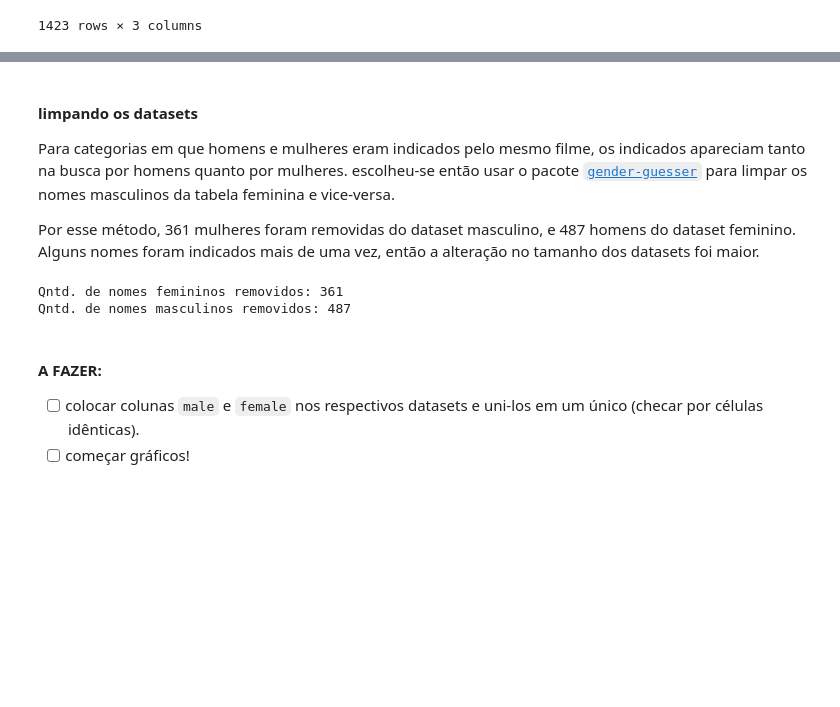
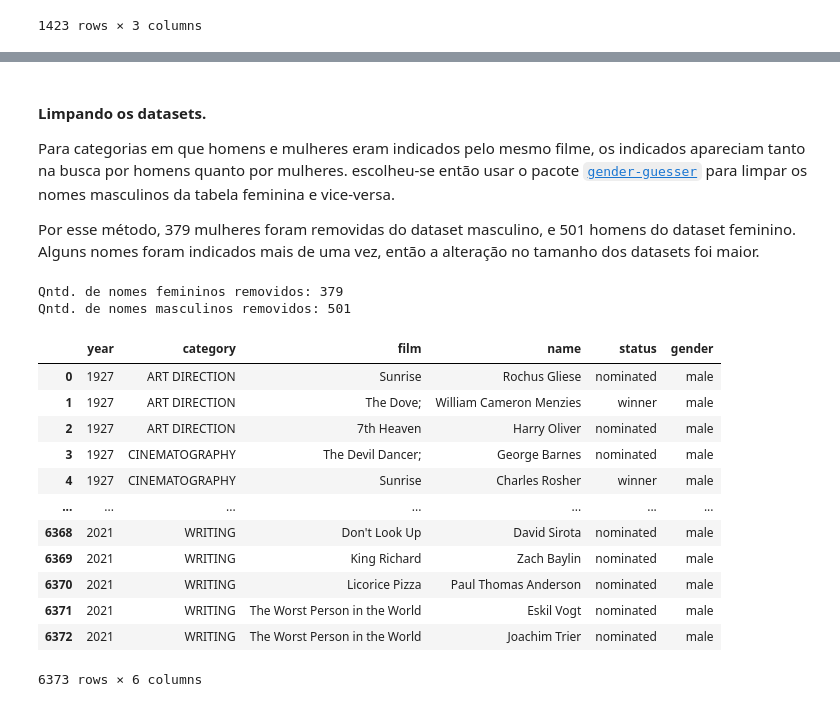
Before and after one commit to vinifm/puc_bechdel, a Jupyter notebook: oscar_raspagem.ipynb, the cells around one changed output, grey strips where cells are left out. Drawn from its saved outputs; the diff is of its cells as text; code cells hidden in the pictures; blank space fills up the shorter version.

```diff
--- a/oscar_raspagem.ipynb
+++ b/oscar_raspagem.ipynb
@@ -100,9 +100,9 @@ def get_oscar_df(file):
 	for group in all_groups:
 		year = group.find(class_="result-group-title").text.strip()[0:4]
 		all_categories = group.find_all(class_="result-subgroup subgroup-awardcategory-chron")
-		for category in all_categories:
-			all_films = category.find_all(class_="result-details awards-result-actingorsimilar")
-			category = category.find(class_="result-subgroup-title").text.strip()
+		for each_category in all_categories:
+			category = each_category.find(class_="result-subgroup-title").text.strip()
+			all_films = each_category.find_all(class_="result-details awards-result-actingorsimilar")
 			for row in all_films:
 				try:
 					film = row.find(class_="awards-result-film-title").text.strip()
@@ -127,9 +127,30 @@ def get_oscar_df(file):
 				 'Interior Decoration', 'Set Decoration', 'Production Design',
 				 'Screenplay', 'Written', 'Story', 'Stories',
 				 'Adapted for the screen', 'Written for the screen']
+	df = df[df.film != 'Error']
 	df = df[-df.name.isin(to_remove)]
 	f.close()
 	return df
+
+# padroniza os nomes das categorias
+def clean_categories(df):
+	for row in df.category:
+		words = row.split()
+		if words[0] == 'DIRECTING':
+			df.category = df.category.replace({row: 'DIRECTING'})
+		elif words[0] == 'WRITING':
+			df.category = df.category.replace({row: 'WRITING'})
+		elif words[0] == 'ART':
+			df.category = df.category.replace({row: 'ART DIRECTION'})
+		elif words[0] == 'CINEMATOGRAPHY':
+			df.category = df.category.replace({row: 'CINEMATOGRAPHY'})
+		elif words[0] == 'COSTUME':
+			df.category = df.category.replace({row: 'COSTUME DESIGN'})
+		elif words[0] == 'SPECIAL':
+			df.category = df.category.replace({row: 'VISUAL EFFECTS'})
+		elif words[1] == 'MOTION':
+			df.category = df.category.replace({row: 'BEST PICTURE'})
+	return df
 # %%
 # salva para csv:
 # women_df = get_oscar_df('oscar-pages/nominees-women.html')
@@ -137,10 +158,10 @@ def get_oscar_df(file):
 # women_df.to_csv('oscar-women-v0.csv', index=False)
 # men_df.to_csv('oscar-men-v0.csv', index=False)
 # %% [markdown]
-#### limpando os datasets
+#### Limpando os datasets.
 Para categorias em que homens e mulheres eram indicados pelo mesmo filme, os indicados apareciam tanto na busca por homens quanto por mulheres. escolheu-se então usar o pacote [`gender-guesser`](https://pypi.org/project/gender-guesser/) para limpar os nomes masculinos da tabela feminina e vice-versa.
 
-Por esse método, 361 mulheres foram removidas do dataset masculino, e 487 homens do dataset feminino. Alguns nomes foram indicados mais de uma vez, então a alteração no tamanho dos datasets foi maior.
+Por esse método, 379 mulheres foram removidas do dataset masculino, e 501 homens do dataset feminino. Alguns nomes foram indicados mais de uma vez, então a alteração no tamanho dos datasets foi maior.
 # %%
 women_df = pd.read_csv('oscar-women-v0.csv')
 men_df = pd.read_csv('oscar-men-v0.csv')
@@ -168,7 +189,11 @@ men_df.year.astype(int)
 
 print("Qntd. de nomes femininos removidos: %d" % len(female_names))
 print("Qntd. de nomes masculinos removidos: %d" % len(male_names))
+
+# padroniza as categorias:
+men_df = clean_categories(men_df)
+women_df = clean_categories(women_df)
 # %% [output]
-Qntd. de nomes femininos removidos: 361
-Qntd. de nomes masculinos removidos: 487
+Qntd. de nomes femininos removidos: 379
+Qntd. de nomes masculinos removidos: 501
 # %%
@@ -176,6 +201,27 @@ Qntd. de nomes masculinos removidos: 487
 # women_df.to_csv('oscar-women-v1.csv', index=False)
 # men_df.to_csv('oscar-men-v1.csv', index=False)
-# %% [markdown]
-#### A FAZER:
-- [ ] colocar colunas `male` e `female` nos respectivos datasets e uni-los em um único (checar por células idênticas).
-- [ ] começar gráficos!
+# %%
+# adiciona a coluna gender em cada um
+women_df['gender'] = 'female'
+men_df['gender'] = 'male'
+
+# une os datasets e coloca-o em ordem cronológica
+oscar_df = pd.concat([women_df, men_df])
+oscar_df = oscar_df.sort_values(by='year')
+
+# salva em um dataset final
+oscar_df.to_csv('oscar_dataset.csv', index=False)
+# %% [output]
+|  | year | category | film | name | status | gender |
+| 0 | 1927 | ART DIRECTION | Sunrise | Rochus Gliese | nominated | male |
+| 1 | 1927 | ART DIRECTION | The Dove; | William Cameron Menzies | winner | male |
+| 2 | 1927 | ART DIRECTION | 7th Heaven | Harry Oliver | nominated | male |
+| 3 | 1927 | CINEMATOGRAPHY | The Devil Dancer; | George Barnes | nominated | male |
+| 4 | 1927 | CINEMATOGRAPHY | Sunrise | Charles Rosher | winner | male |
+| ... | ... | ... | ... | ... | ... | ... |
+| 6368 | 2021 | WRITING | Don't Look Up | David Sirota | nominated | male |
+| 6369 | 2021 | WRITING | King Richard | Zach Baylin | nominated | male |
+| 6370 | 2021 | WRITING | Licorice Pizza | Paul Thomas Anderson | nominated | male |
+| 6371 | 2021 | WRITING | The Worst Person in the World | Eskil Vogt | nominated | male |
+| 6372 | 2021 | WRITING | The Worst Person in the World | Joachim Trier | nominated | male |
+6373 rows × 6 columns
```
Also changed, not shown: parts of 8 cells of this notebook, 1 other file.
